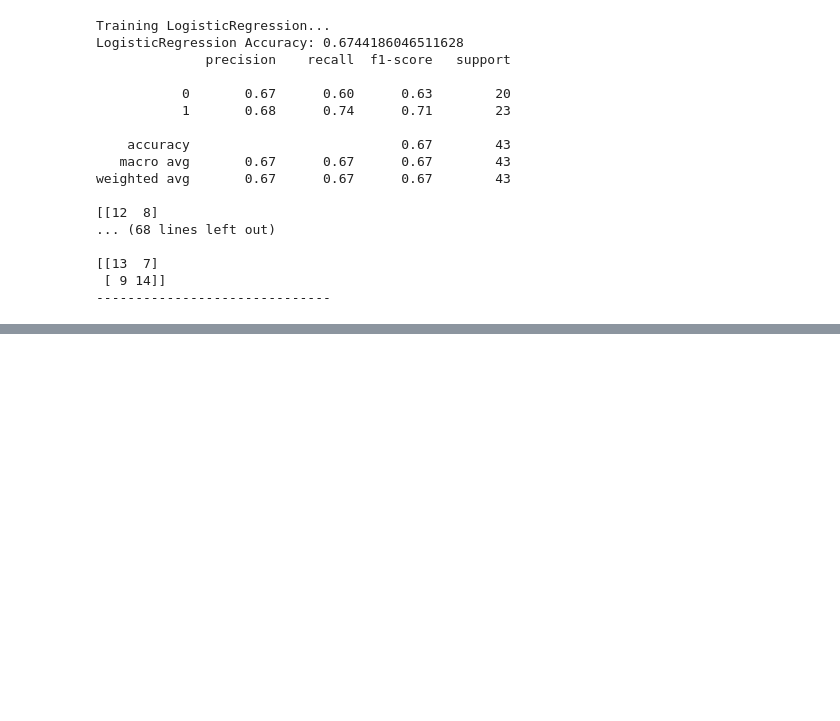
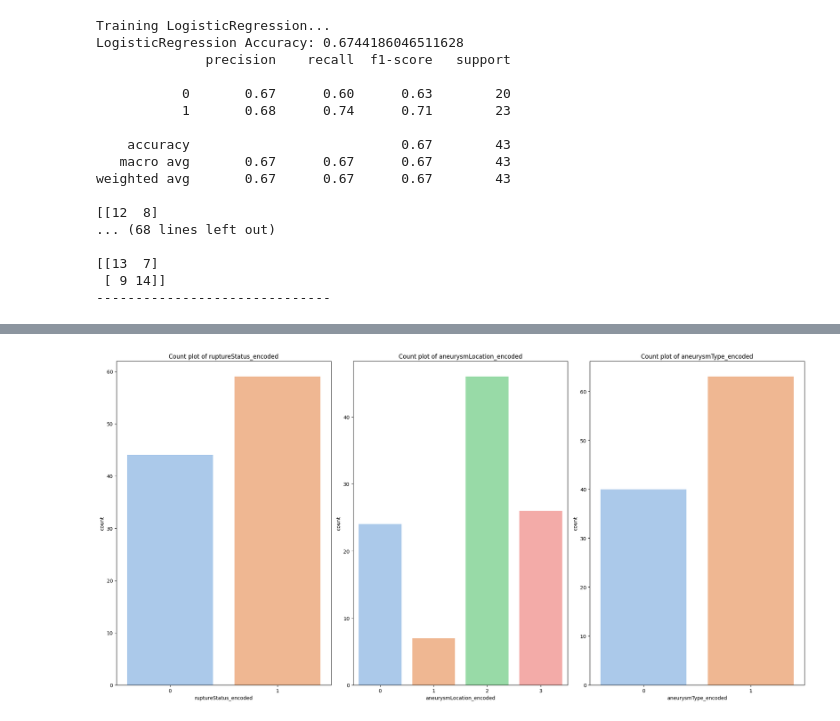
Before and after one commit to hr131464-lgtm/visionai, a Jupyter notebook: notebook/MODEL TRAINING.ipynb, the cells around one changed output, grey strips where cells are left out. Drawn from its saved outputs; the diff is of its cells as text; code cells hidden in the pictures; blank space fills up the shorter version.

```diff
--- a/notebook/MODEL TRAINING.ipynb
+++ b/notebook/MODEL TRAINING.ipynb
@@ -349,0 +791,3 @@ weighted avg       0.67      0.67      0.67        43
+# %%
+df=pd.read_csv("D:/visionai/notebook/new_df.csv")
+df
@@ -349,0 +808,13 @@ weighted avg       0.67      0.67      0.67        43
+# %%
+# Plot count plots for categorical features
+categorical_columns = ['ruptureStatus_encoded', 'aneurysmLocation_encoded', 'aneurysmType_encoded']
+
+plt.figure(figsize=(20, 10))
+for i, col in enumerate(categorical_columns):
+    plt.subplot(1, 3, i+1)
+    sns.countplot(x=df[col], palette='pastel')
+    plt.title(f'Count plot of {col}')
+plt.tight_layout()
+plt.show()
+# %% [output]
+[figure, added]
```
Also changed, not shown: parts of 14 cells of this notebook, 4 other files.
